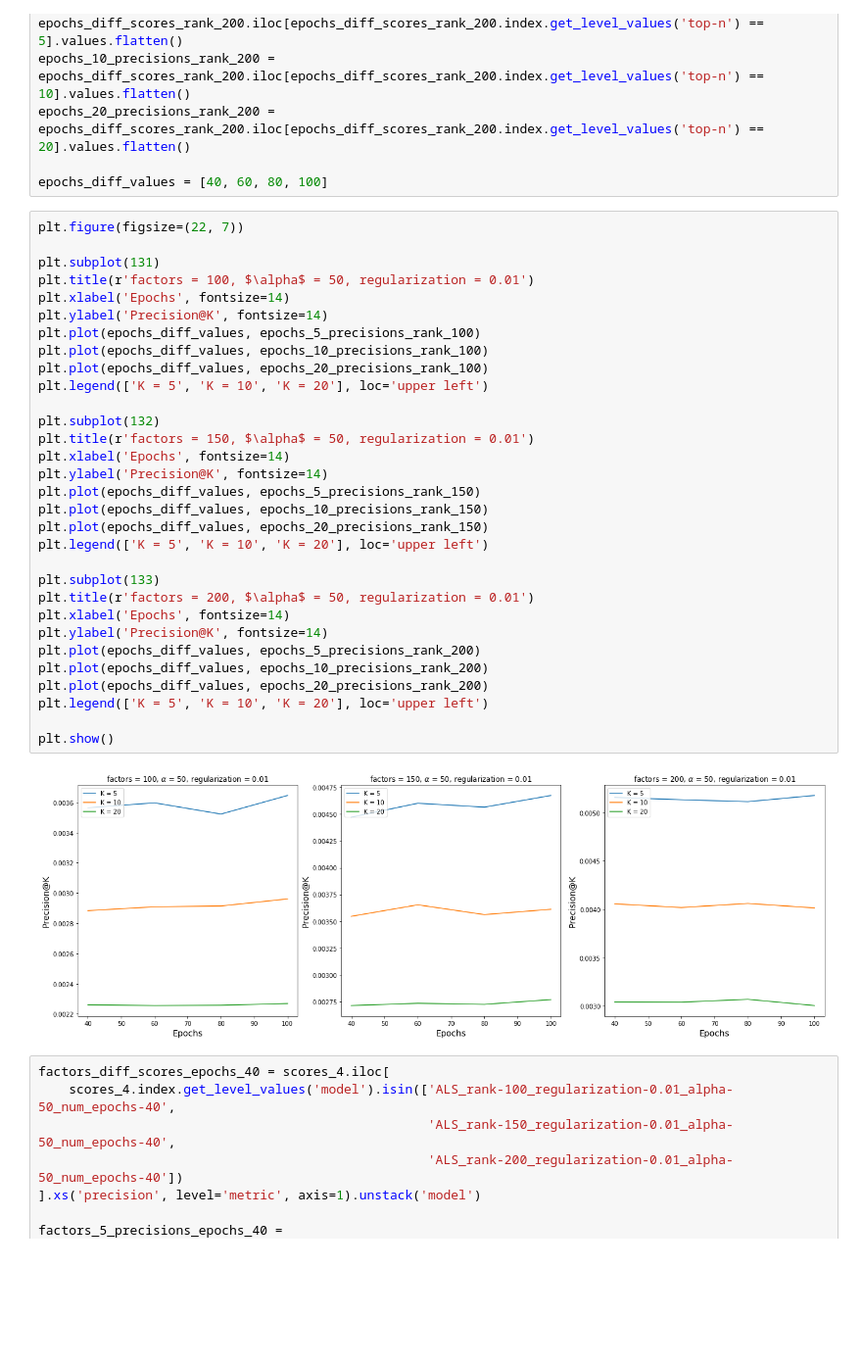
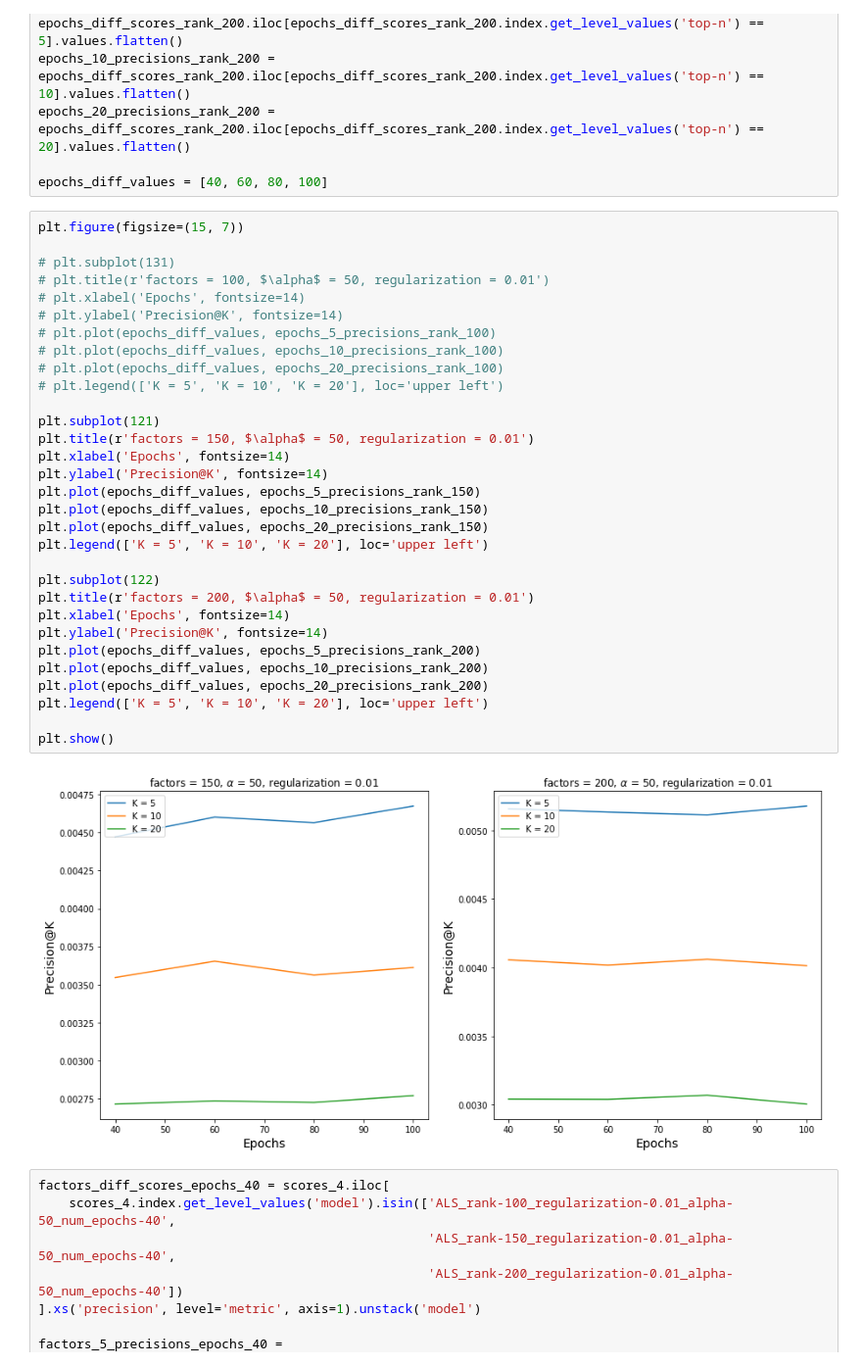
Before and after one commit to dKustura/kiva-cf, a Jupyter notebook: result-analysis.ipynb, the cells around one changed output. Shown: that part at 98% size. Cells and saved outputs as stored; diff of their text form; blank space fills up the shorter version.

```diff
--- a/result-analysis.ipynb
+++ b/result-analysis.ipynb
@@ -353,38 +353,38 @@ epochs_20_precisions_rank_200 = epochs_diff_scores_rank_200.iloc[epochs_diff_sco
 
 epochs_diff_values = [40, 60, 80, 100]
 # %%
-plt.figure(figsize=(22, 7))
+plt.figure(figsize=(15, 7))
 
-plt.subplot(131)
-plt.title(r'factors = 100, $\alpha$ = 50, regularization = 0.01')
-plt.xlabel('Epochs', fontsize=14)
-plt.ylabel('Precision@K', fontsize=14)
-plt.plot(epochs_diff_values, epochs_5_precisions_rank_100)
-plt.plot(epochs_diff_values, epochs_10_precisions_rank_100)
-plt.plot(epochs_diff_values, epochs_20_precisions_rank_100)
-plt.legend(['K = 5', 'K = 10', 'K = 20'], loc='upper left')
+# plt.subplot(131)
+# plt.title(r'factors = 100, $\alpha$ = 50, regularization = 0.01')
+# plt.xlabel('Epochs', fontsize=14)
+# plt.ylabel('Precision@K', fontsize=14)
+# plt.plot(epochs_diff_values, epochs_5_precisions_rank_100)
+# plt.plot(epochs_diff_values, epochs_10_precisions_rank_100)
+# plt.plot(epochs_diff_values, epochs_20_precisions_rank_100)
+# plt.legend(['K = 5', 'K = 10', 'K = 20'], loc='upper left')
 
-plt.subplot(132)
+plt.subplot(121)
 plt.title(r'factors = 150, $\alpha$ = 50, regularization = 0.01')
 plt.xlabel('Epochs', fontsize=14)
 plt.ylabel('Precision@K', fontsize=14)
 plt.plot(epochs_diff_values, epochs_5_precisions_rank_150)
 plt.plot(epochs_diff_values, epochs_10_precisions_rank_150)
 plt.plot(epochs_diff_values, epochs_20_precisions_rank_150)
 plt.legend(['K = 5', 'K = 10', 'K = 20'], loc='upper left')
 
-plt.subplot(133)
+plt.subplot(122)
 plt.title(r'factors = 200, $\alpha$ = 50, regularization = 0.01')
 plt.xlabel('Epochs', fontsize=14)
 plt.ylabel('Precision@K', fontsize=14)
 plt.plot(epochs_diff_values, epochs_5_precisions_rank_200)
 plt.plot(epochs_diff_values, epochs_10_precisions_rank_200)
 plt.plot(epochs_diff_values, epochs_20_precisions_rank_200)
 plt.legend(['K = 5', 'K = 10', 'K = 20'], loc='upper left')
 
 plt.show()
 # %% [output]
-[figure, old version]
+[figure, new version]
 # %%
 factors_diff_scores_epochs_40 = scores_4.iloc[
     scores_4.index.get_level_values('model').isin(['ALS_rank-100_regularization-0.01_alpha-50_num_epochs-40',
```
Also changed, not shown: parts of 1 cell of this notebook, 5 other files.
